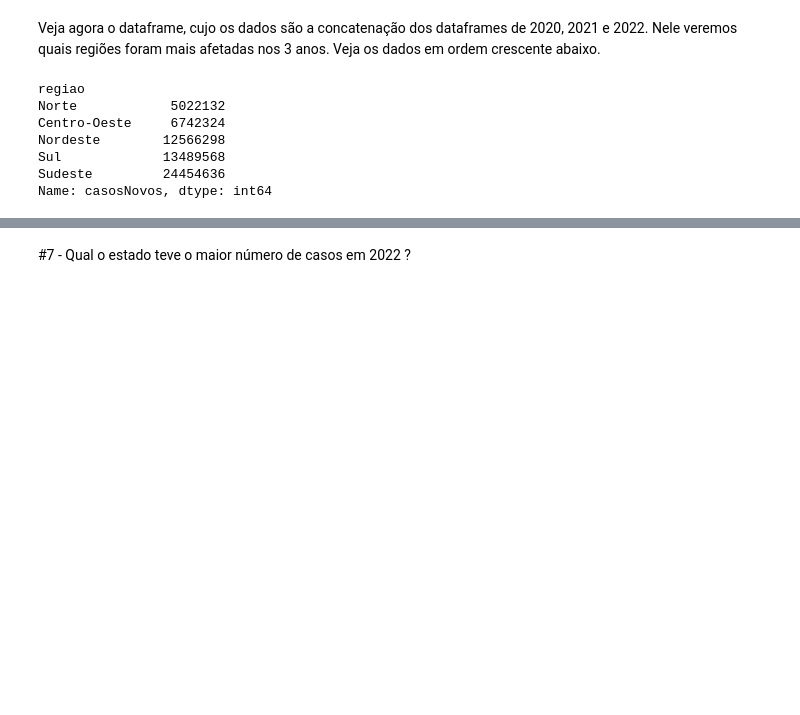
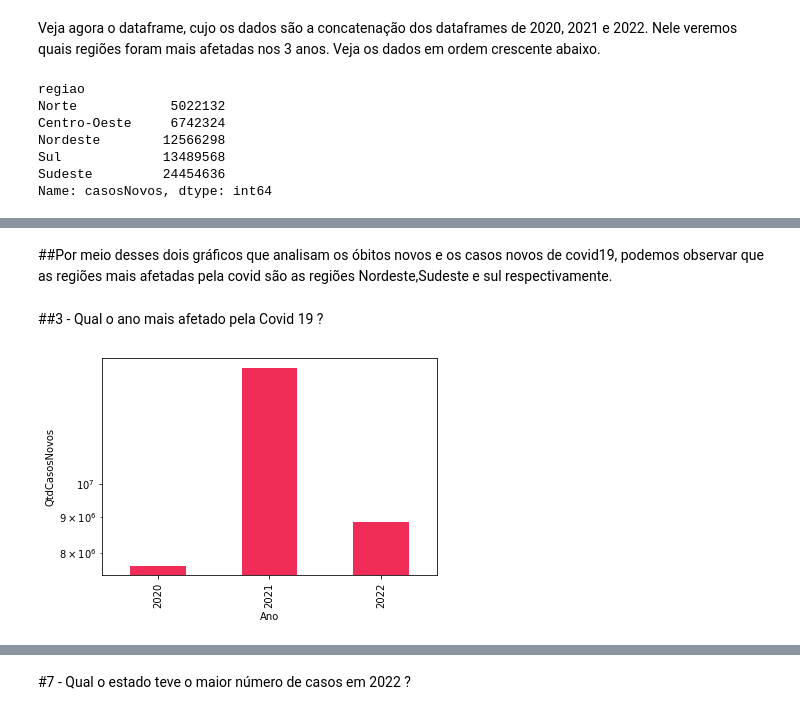
Before and after one commit to GabriellMiranda/TP-Dados-Analise-de-dados-de-covid, a Jupyter notebook: Trabalho_de_Dados.ipynb, the cells around one changed output, grey strips where cells are left out. Drawn from its saved outputs; the diff is of its cells as text; code cells hidden in the pictures; blank space fills up the shorter version.

```diff
--- a/Trabalho_de_Dados.ipynb
+++ b/Trabalho_de_Dados.ipynb
@@ -653,0 +681,18 @@ Name: casosNovos, dtype: int64
+# %% [markdown]
+##Por meio desses dois gráficos que analisam os óbitos novos e os casos novos de covid19, podemos observar que as regiões mais afetadas pela covid são as regiões Nordeste,Sudeste e sul respectivamente.
+# %% [markdown]
+##3 -  Qual o ano mais afetado pela Covid 19 ?
+# %%
+data = pd.DataFrame(columns = ['Ano' , 'QtdCasosNovos'])
+data.loc[0] = ['2020',DadosBrasil2020['casosNovos'].sum()]
+data.loc[1] = ['2021',DadosBrasil2021['casosNovos'].sum()]
+data.loc[2] = ['2022',DadosBrasil2022['casosNovos'].sum()]
+
+GroupState1 = data.groupby('Ano')
+GroupState1.sum()['QtdCasosNovos'].plot(kind='bar', color='#EF2D56')
+plt.xlabel('Ano')
+plt.ylabel('QtdCasosNovos')
+plt.yscale('log')
+plt.show()
+# %% [output]
+[figure, added]
```
Also changed, not shown: parts of 10 cells of this notebook.
